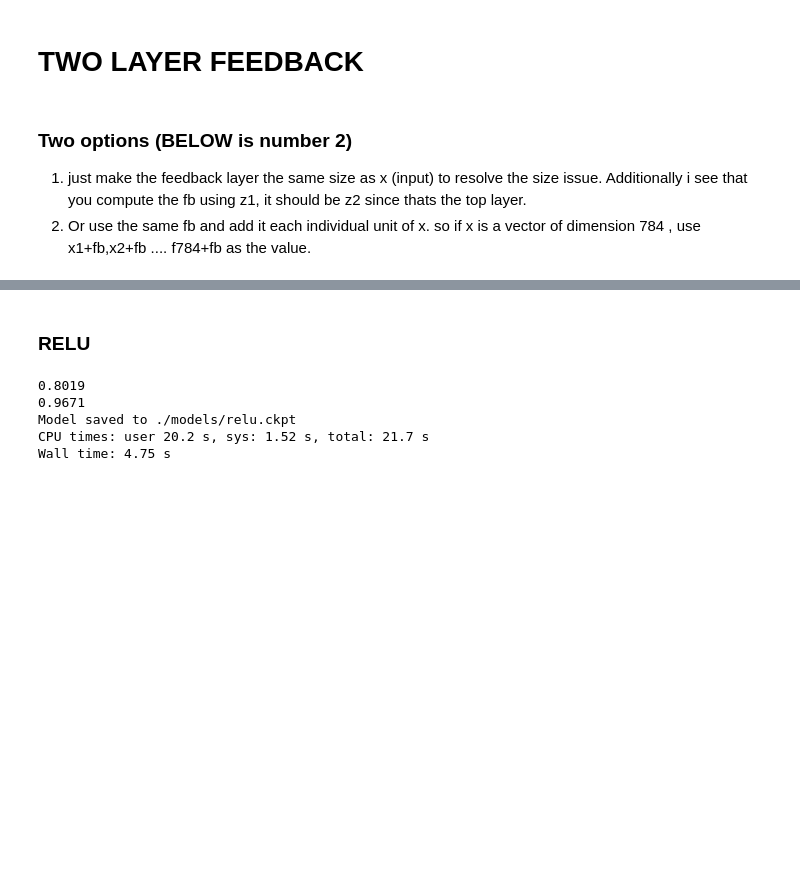
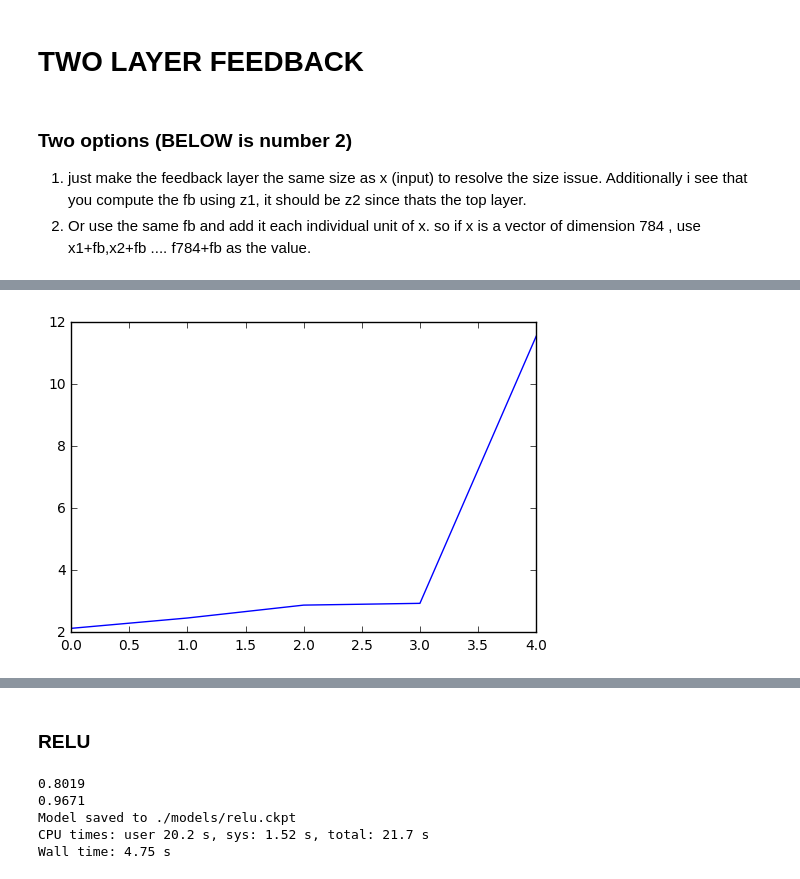
Before and after one commit to VincentRoest/capstone, a Jupyter notebook: models.ipynb, the cells around one changed output, grey strips where cells are left out. Drawn from its saved outputs; the diff is of its cells as text; code cells hidden in the pictures; blank space fills up the shorter version.

```diff
--- a/models.ipynb
+++ b/models.ipynb
@@ -58,3 +118,8 @@ x_noisy_train_192 = add_gaussian_noise(train_digits[:], 0, 192)
+# %%
+occ_percs = np.linspace(0,1,11)
+x_occ_test = np.zeros([len(occ_percs), len(test_digits), 784])
+for i in range(len(occ_percs)):
+    x_occ_test[i] = add_blob_occlusion(test_digits[:], occ_percs[i])
 # %%
 def data_iterator(x, y):
     """
@@ -185,6 +250,9 @@ pi_hat = classifier_freq / float(N)
 pi_hat_log = np.log(pi_hat)
 
 theta_hat_log = np.log(theta_hat)
+
+print type(theta_hat_log), type(theta_hat_log[0,0])
+
 one_minus_theta_hat_log = np.log(1-theta_hat)
 
 def posterior(pixels, threshold):
@@ -199,12 +267,14 @@ def posterior(pixels, threshold):
     return np.exp(lp) / sum(np.exp(lp))
 
 def best_guess(pixels):
-    guess = np.argmax(posterior(pixels,0))
+    guess = np.argmax(posterior(pixels,0.0))
     prob = posterior(pixels,0)[guess]
     return (guess, prob)
 
-def test_label_guess(index):
-    test = test_digits[index]
+def test_label_guess(index, stddev):
+    test = x_occ_test[stddev][index]
     label = np.where(test_labels[index] == 1)[0][0]
     (guess,prob) = best_guess(test)
     return (label,guess,prob)
+
+test_label_guess(3,8)
@@ -477,12 +561,28 @@ Model saved to ./models/two_layer_fb.ckpt
 # %%
+%%time
+
 tf.reset_default_graph()
 sess = tf.InteractiveSession()
-# ONE LAYER
+
+stddev1=np.sqrt(2 / float(784))
+# second = 10 units
+stddev2=np.sqrt(2 / float(10))
+
 iter_ = data_iterator(train_digits, train_labels)
 
 # MODEL HERE
-skip = True
-feedback = False
+skip = False
+feedback = True
+
+##
+# We now know what happens during each time step in a vanilla RNN.
+# How do we implement this in tensorflow? The length of the input sequence varies
+# for each example. A computational graph defined in tensorflow should run the recurrence
+# operation over each item in the input sequence, one step at a time. It should be able to handle
+# variable length sequences. In other words, it should dynamically unfold the recurrent operation T
+# times for each T lengths of input sequences. This requires a loop in the computational graph.
+# Tensorflow provides scan operation, precisely for this purpose. Let us take a look at tf.scan.
+
 
 with tf.Graph().as_default():
     sess = tf.InteractiveSession(config=tf.ConfigProto(inter_op_parallelism_threads=1,
@@ -495,11 +595,13 @@ with tf.Graph().as_default():
     b1 = tf.get_variable('b1',[1000,],
                          initializer=tf.constant_initializer(0.0))
 
-    val = tf.constant(0, dtype=tf.float32)
-    fb = tf.fill(tf.shape(x), val)
+    print type(fb)
+    print fb.get_shape()
+    print x.get_shape()
 
     if feedback == True:
-        z1 =  tf.matmul(tf.add(x,fb), w1)+ b1 # we can't add feedback to x here because its shapes
+        # can't add fb
+        z1 =  tf.matmul(x, w1)+ b1 # we can't add feedback to x here because its shapes
     if feedback == False:
         z1 =  tf.matmul(x, w1)+ b1
     #  z1 = tf.matmul(x, w1) + b1
@@ -530,7 +632,7 @@ with tf.Graph().as_default():
     else:
         z3 = tf.matmul(y2, w3) + b3
 
-    fb = tf.matmul(z3,w_f) + b_f
+    fb = tf.nn.relu(tf.matmul(z3,w_f) + b_f)
 
     y = tf.nn.softmax(z3, name="output")
 
@@ -544,15 +646,37 @@ with tf.Graph().as_default():
     accuracy = tf.reduce_mean(tf.cast(correct_prediction, tf.float32))
     init = tf.initialize_all_variables()
     sess.run(init)
+    cost_history=[]
 
-    for _ in range(1000):
+    # init initial feedback to zero
+    fb_last = np.ones([100,10])
+    for i in range(10):
+        print fb_last[i]
+        if i%5 == 0:
+
+            # print(w_skip.eval(sess))
+            # print(w_skip.get_shape())
+            print("---")
+            # print(w_f.eval(sess))
+            # print(w_f.get_shape())
+
         batch_xs, batch_ys = iter_.next()
-        sess.run(train_step, feed_dict={x: batch_xs, y_: batch_ys})
+        # print(type(batch_xs))
+        print fb_last.shape
+        fb_last = fb.eval(feed_dict={x: batch_xs, y_: batch_ys, fb: fb_last})
+        print fb_last
+        print fb_last.shape
+        sess.run(train_step, feed_dict={x: batch_xs, y_: batch_ys, fb: fb_last})
+        cost_history = np.append(cost_history,sess.run(cross_entropy,feed_dict={x: batch_xs,y_: batch_ys, fb: fb_last}))
 
-    final = sess.run(accuracy, feed_dict={x:x_noisy , y_: test_labels})
-    print final
+    plt.plot(range(len(cost_history)),cost_history)
+    plt.show()
+
+    fb_ = np.zeros([len(test_digits), 10])
+    final = sess.run(accuracy, feed_dict={x:x_noisy_train_80, y_: train_labels})
+    print(final)
     final = sess.run(accuracy, feed_dict={x:test_digits , y_: test_labels})
-    print final
+    print(final)
 
     saver = tf.train.Saver()
     if skip == True and feedback == False:
@@ -574,17 +698,17 @@ with tf.Graph().as_default():
         frame1 = plt.gca()
         frame1.axes.get_xaxis().set_visible(False)
         frame1.axes.get_yaxis().set_visible(False)
-
+    '''
     for i in range(10):
         plt.subplot(2, 5, i+1)
-        weight = sess.run(w_f)[:,i]
+        weight = sess.run(w2)[:,i]
         plt.title(i)
-        print weight.shape
-        plt.imshow(weight.reshape([0,10]), cmap=plt.get_cmap('seismic'))
+        print(weight.shape)
+        plt.imshow(weight.reshape([32,32]), cmap=plt.get_cmap('seismic'))
         frame1 = plt.gca()
         frame1.axes.get_xaxis().set_visible(False)
         frame1.axes.get_yaxis().set_visible(False)
-
+    '''
 plt.colorbar()
 plt.subplots_adjust(hspace=0.01)
 plt.show()
@@ -599,0 +737 @@ Model saved to ./models/lecun_skip.ckpt
+[figure, new version]
```
Also changed, not shown: parts of 12 cells of this notebook, 8 other files.
